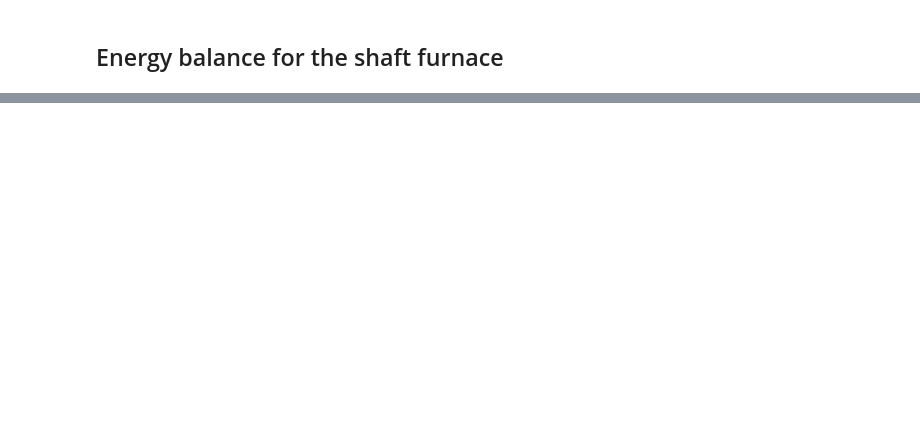
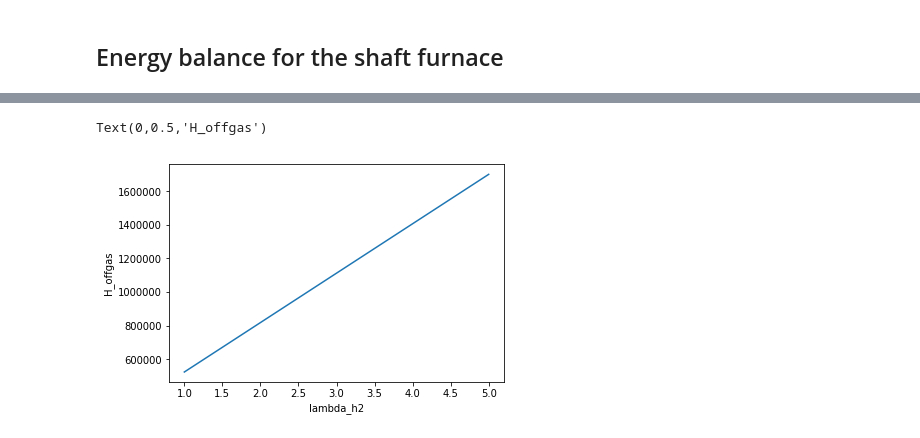
Before and after one commit to abhinavbhaskar/directreducediron, a Jupyter notebook: DRI Shaft furnace energy balance.ipynb, the cells around one changed output, grey strips where cells are left out. Drawn from its saved outputs; the diff is of its cells as text; code cells hidden in the pictures; blank space fills up the shorter version.

```diff
--- a/DRI Shaft furnace energy balance.ipynb
+++ b/DRI Shaft furnace energy balance.ipynb
@@ -210,0 +290,10 @@ print(dhr_per_ts) # Amount of heat to be supplied in kJ for production of 1 ton
+# %%
+# Mass flow rate of water in the waste stream per ton of steel production
+mol_weight_H2O=18.0153 #in grams
+water_tls=(mol_weight_H2O/mol_weight_fe)*1000
+print("Amount of water in the waste stream per ton of steel production",water_tls) #kg/tls
+## Calculation of the hydrogen in the waste stream
+H2_waste_stream=[]
+for j in range(9):
+    H2_waste_stream.append(H2_per_ts*lambda_h2[j]-1) #Kg/tls
+print("Amount of hydrogen in the waste stream per ton of steel production",H2_waste_stream)
@@ -223,0 +483,7 @@ print(H_waste)
+# %%
+plt.plot(lambda_h2,H_offgas)
+plt.xlabel('lambda_h2')
+plt.ylabel('H_offgas')
+# %% [output]
+Text(0,0.5,'H_offgas')
+[figure, added]
```
Also changed, not shown: parts of 26 cells of this notebook.
